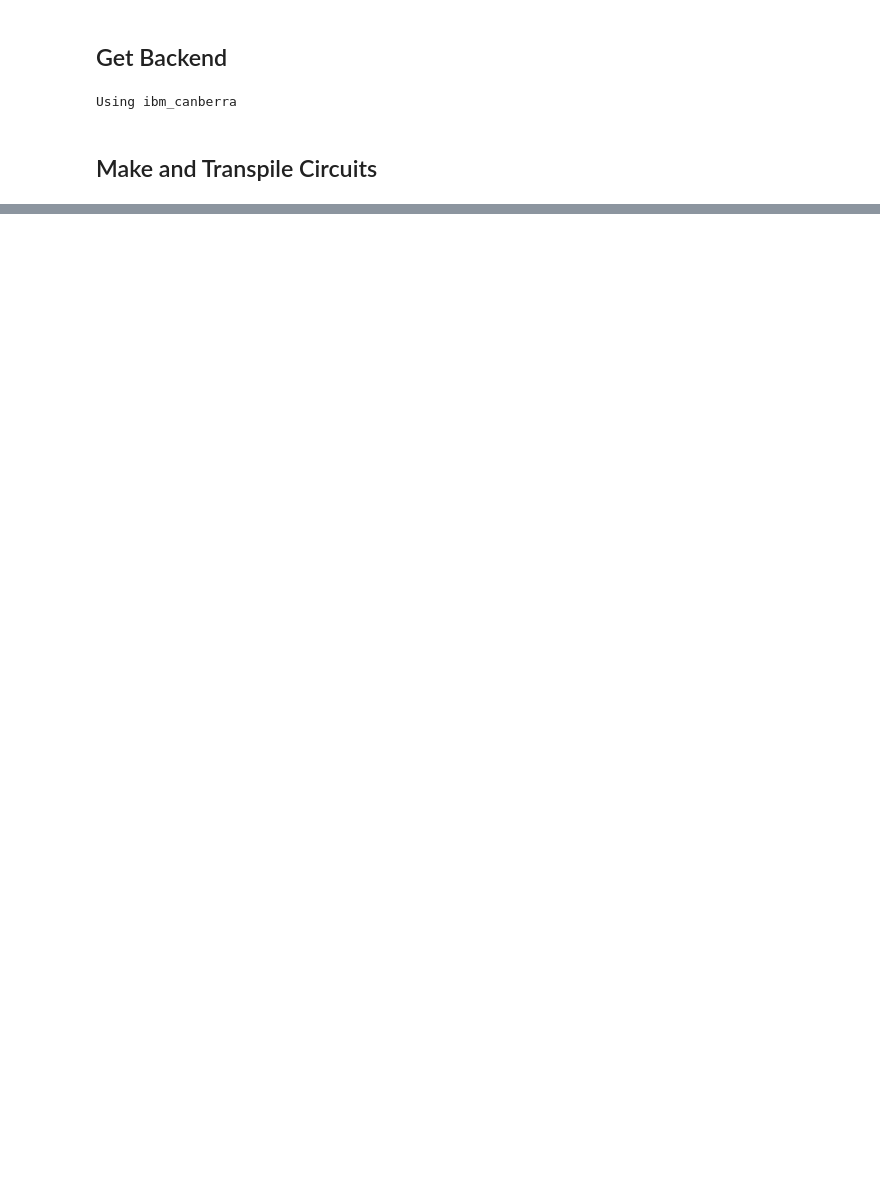
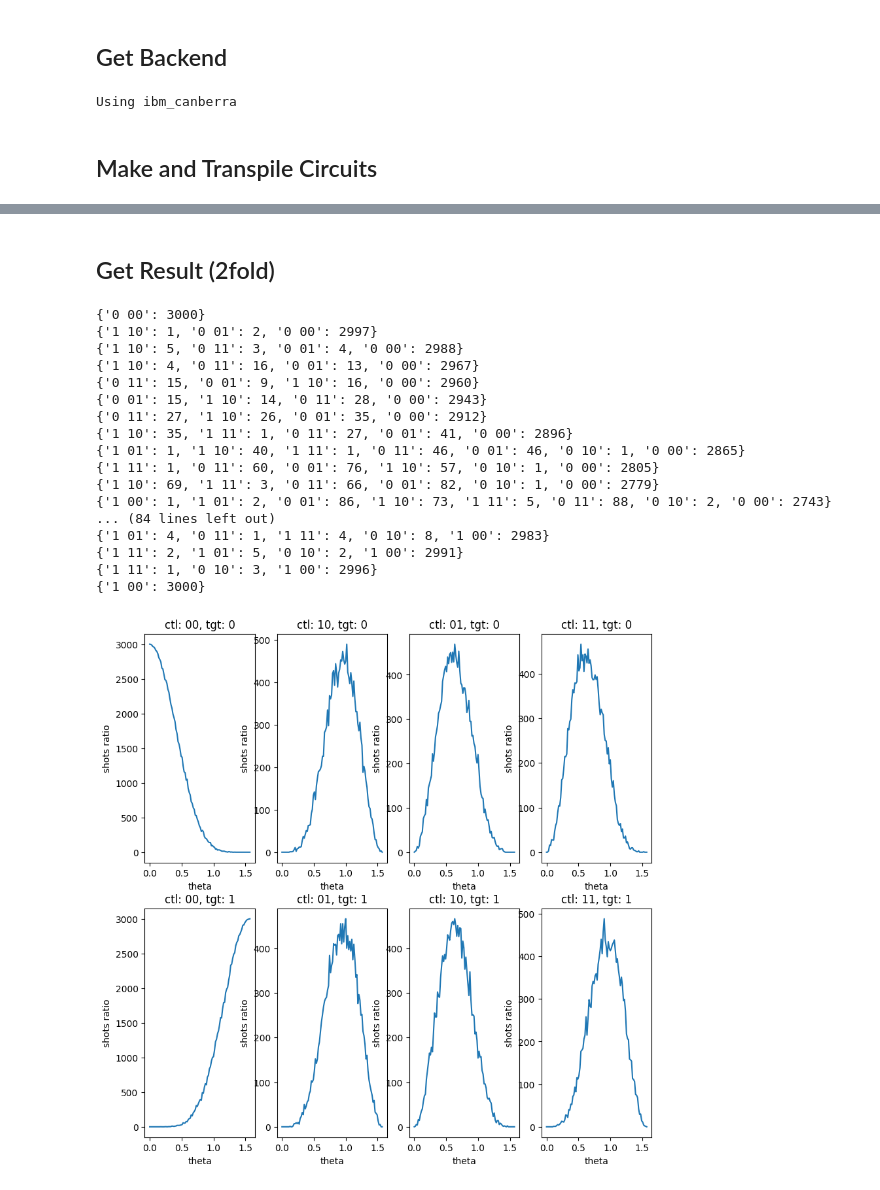
Before and after one commit to yunseo-kim/quantum-rnn, a Jupyter notebook: rus_activation_graph.ipynb, the cells around one changed output, grey strips where cells are left out. Saved outputs shown, nothing was run; the diff lists cells and outputs as text; code cells hidden in the pictures; blank space fills up the shorter version.

```diff
--- a/rus_activation_graph.ipynb
+++ b/rus_activation_graph.ipynb
@@ -174,0 +221,68 @@ plt.close()
+# %% [markdown]
+## Get Result (2fold)
+# %%
+# simulate
+sim = AerSimulator(method="statevector")
+
+qubit_num = 3
+
+fig, axs = plt.subplots(nrows=2, ncols=4, figsize=(10, 10))
+
+plot_data = [{'x':thetas, 'y':[]} for _ in range(2**3)]
+
+num_shots = 3000
+
+for built in builts_2fold:
+
+    simulator_result = sim.run(built, shots=num_shots).result()
+    simulator_counts = simulator_result.get_counts()
+    print(simulator_counts)
+    keys = ['0 00', '0 10', '0 01', '0 11', '1 00', '1 01', '1 10', '1 11']
+    for k in keys :
+        if k not in simulator_counts.keys():
+            simulator_counts[k] = 0
+
+    for k, v in simulator_counts.items():
+        for k_ in keys:
+            if k == k_:
+                plot_data[keys.index(k_)]['y'].append(v)
+
+for i, data in enumerate(plot_data):
+    axs[i//4, i%4].plot(data['x'], data['y'])
+    axs[i//4, i%4].title.set_text(f'ctl: {keys[i][2:]}, tgt: {keys[i][0]}')
+    axs[i//4, i%4].set(xlabel="theta", ylabel="shots ratio")
+
+plt.show()
+plt.close()
+
+final_0 = plot_data[0]['y']
+final_1 = plot_data[4]['y']
+phi_list = []
+for i in range(len(final_0)):
+    phi_list.append(2*np.arctan(final_1[i]/final_0[i]) if final_0[i] != 0 else np.pi)
+
+plt.figure()
+plt.plot(data['x'], phi_list)
+plt.xlabel('theta')
+plt.ylabel('phi')
+plt.show()
+plt.close()
+# %% [output]
+{'0 00': 3000}
+{'1 10': 1, '0 01': 2, '0 00': 2997}
+{'1 10': 5, '0 11': 3, '0 01': 4, '0 00': 2988}
+{'1 10': 4, '0 11': 16, '0 01': 13, '0 00': 2967}
+{'0 11': 15, '0 01': 9, '1 10': 16, '0 00': 2960}
+{'0 01': 15, '1 10': 14, '0 11': 28, '0 00': 2943}
+{'0 11': 27, '1 10': 26, '0 01': 35, '0 00': 2912}
+{'1 10': 35, '1 11': 1, '0 11': 27, '0 01': 41, '0 00': 2896}
+{'1 01': 1, '1 10': 40, '1 11': 1, '0 11': 46, '0 01': 46, '0 10': 1, '0 00': 2865}
+{'1 11': 1, '0 11': 60, '0 01': 76, '1 10': 57, '0 10': 1, '0 00': 2805}
+{'1 10': 69, '1 11': 3, '0 11': 66, '0 01': 82, '0 10': 1, '0 00': 2779}
+{'1 00': 1, '1 01': 2, '0 01': 86, '1 10': 73, '1 11': 5, '0 11': 88, '0 10': 2, '0 00': 2743}
+... (84 lines left out)
+{'1 01': 4, '0 11': 1, '1 11': 4, '0 10': 8, '1 00': 2983}
+{'1 11': 2, '1 01': 5, '0 10': 2, '1 00': 2991}
+{'1 11': 1, '0 10': 3, '1 00': 2996}
+{'1 00': 3000}
+[figure, added]
```
Also changed, not shown: parts of 4 cells of this notebook.
